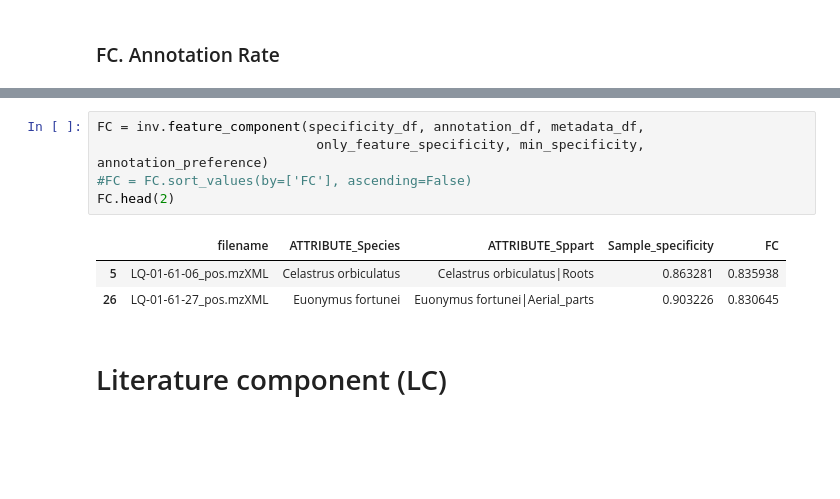
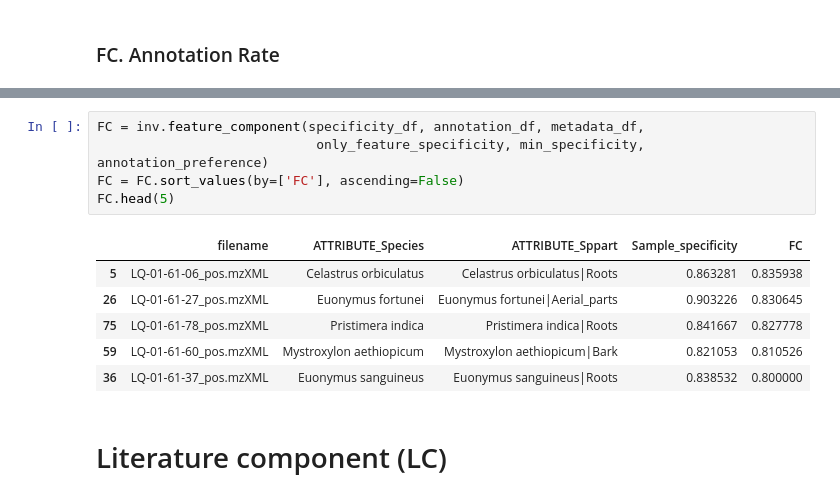
Before and after one commit to luigiquiros/inventa, a Jupyter notebook: notebook/INVENTA_V8.ipynb, the cells around one changed output, grey strips where cells are left out. Cells and saved outputs as stored; diff of their text form; blank space fills up the shorter version.

```diff
--- a/notebook/INVENTA_V8.ipynb
+++ b/notebook/INVENTA_V8.ipynb
@@ -230,12 +237,15 @@ annotation_df.head(2)
 # %%
 FC = inv.feature_component(specificity_df, annotation_df, metadata_df,
                             only_feature_specificity, min_specificity, annotation_preference)
-#FC = FC.sort_values(by=['FC'], ascending=False)
-FC.head(2)
+FC = FC.sort_values(by=['FC'], ascending=False)
+FC.head(5)
 # %% [output]
 |  | filename | ATTRIBUTE_Species | ATTRIBUTE_Sppart | Sample_specificity | FC |
 | 5 | LQ-01-61-06_pos.mzXML | Celastrus orbiculatus | Celastrus orbiculatus|Roots | 0.863281 | 0.835938 |
 | 26 | LQ-01-61-27_pos.mzXML | Euonymus fortunei | Euonymus fortunei|Aerial_parts | 0.903226 | 0.830645 |
+| 75 | LQ-01-61-78_pos.mzXML | Pristimera indica | Pristimera indica|Roots | 0.841667 | 0.827778 |
+| 59 | LQ-01-61-60_pos.mzXML | Mystroxylon aethiopicum | Mystroxylon aethiopicum|Bark | 0.821053 | 0.810526 |
+| 36 | LQ-01-61-37_pos.mzXML | Euonymus sanguineus | Euonymus sanguineus|Roots | 0.838532 | 0.800000 |
 # %% [markdown]
 # Literature component (LC)
 # %%
```
Also changed, not shown: parts of 10 cells of this notebook, 4 other files.
